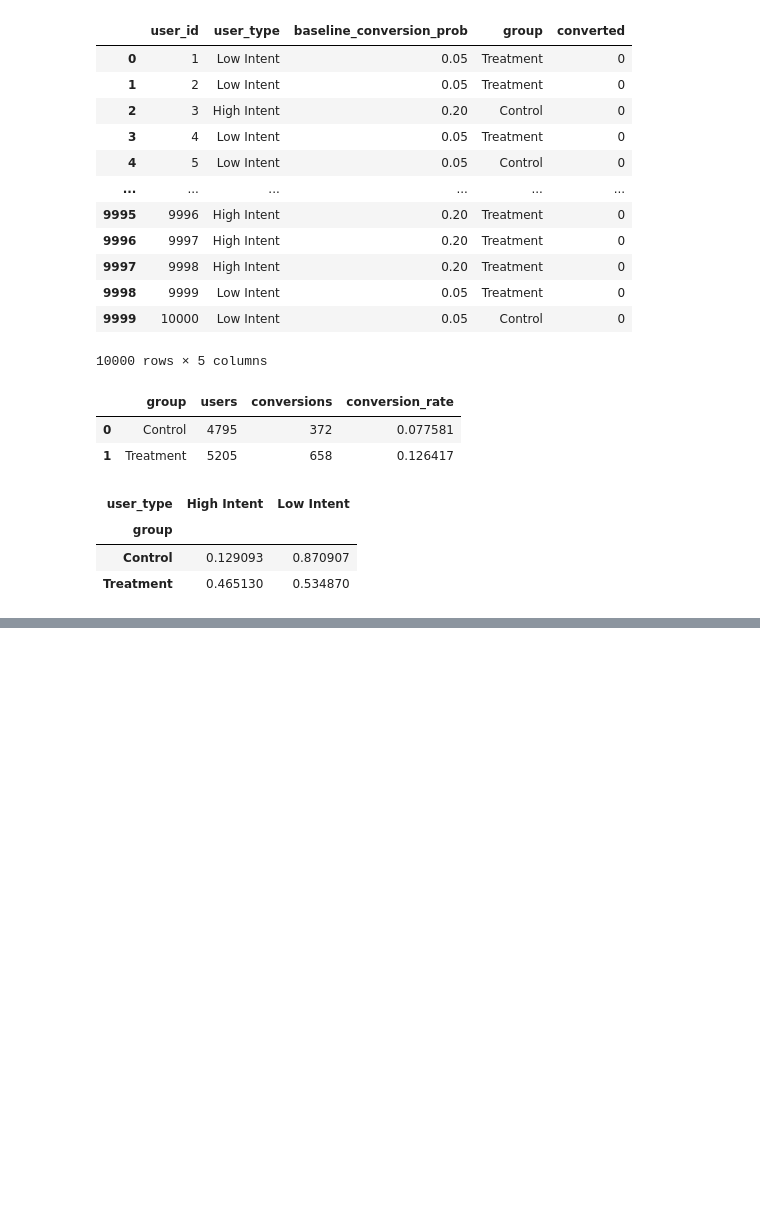
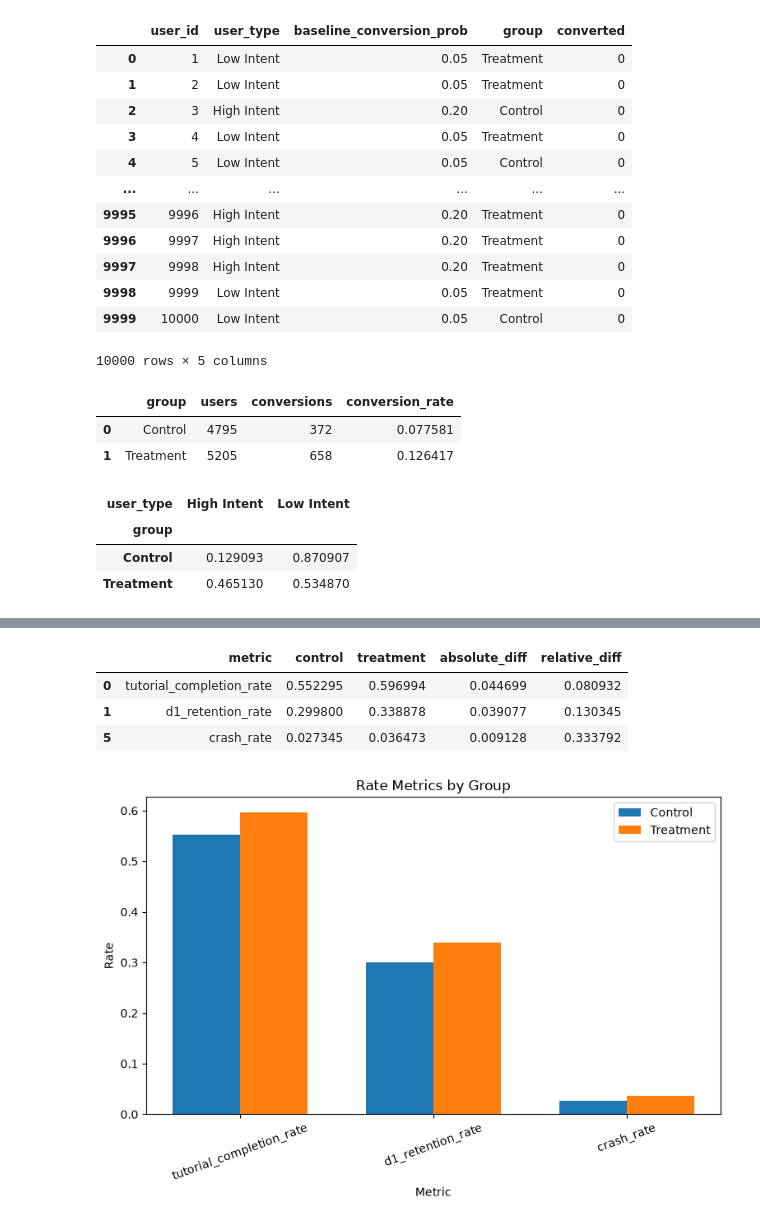
Before and after one commit to LizPink/AB-Testing, a Jupyter notebook: notebooks/01_ab_test_basic_concepts.ipynb, the cells around one changed output, grey strips where cells are left out. Drawn from its saved outputs; the diff is of its cells as text; code cells hidden in the pictures; blank space fills up the shorter version.

```diff
--- a/notebooks/01_ab_test_basic_concepts.ipynb
+++ b/notebooks/01_ab_test_basic_concepts.ipynb
@@ -407,0 +683,11 @@ biased_balance
+# %%
+# 计算Treatment和Control的相对差异
+control_metrics = metric_summary.loc[
+    metric_summary["group"] == "Control"
+].iloc[0]
+
+treatment_metrics = metric_summary.loc[
+    metric_summary["group"] == "Treatment"
+].iloc[0]
+
+control_metrics, treatment_metrics
@@ -407,0 +753,42 @@ biased_balance
+# %%
+rate_plot_df = metric_diff[
+    metric_diff["metric"].isin(["tutorial_completion_rate", "d1_retention_rate", "crash_rate"])
+].copy()
+
+rate_plot_df
+# %% [output]
+|  | metric | control | treatment | absolute_diff | relative_diff |
+| 0 | tutorial_completion_rate | 0.552295 | 0.596994 | 0.044699 | 0.080932 |
+| 1 | d1_retention_rate | 0.299800 | 0.338878 | 0.039077 | 0.130345 |
+| 5 | crash_rate | 0.027345 | 0.036473 | 0.009128 | 0.333792 |
+# %%
+# 绘制比例类指标
+x = np.arange(len(rate_plot_df))    # len == 3 | x=[0,1,2]
+width = 0.35
+
+fig, ax = plt.subplots(figsize=(9, 5))
+
+ax.bar(
+    x - width/2,
+    rate_plot_df["control"],
+    width,
+    label="Control"
+)
+
+ax.bar(
+    x + width/2,
+    rate_plot_df["treatment"],
+    width,
+    label="Treatment"
+)
+
+ax.set_title("Rate Metrics by Group")
+ax.set_xlabel("Metric")
+ax.set_ylabel("Rate")
+ax.set_xticks(x)
+ax.set_xticklabels(rate_plot_df["metric"], rotation=20, ha="center")
+ax.legend()
+
+plt.show()
+# %% [output]
+[figure, added]
```
Also changed, not shown: parts of 15 cells of this notebook, 2 other files.
